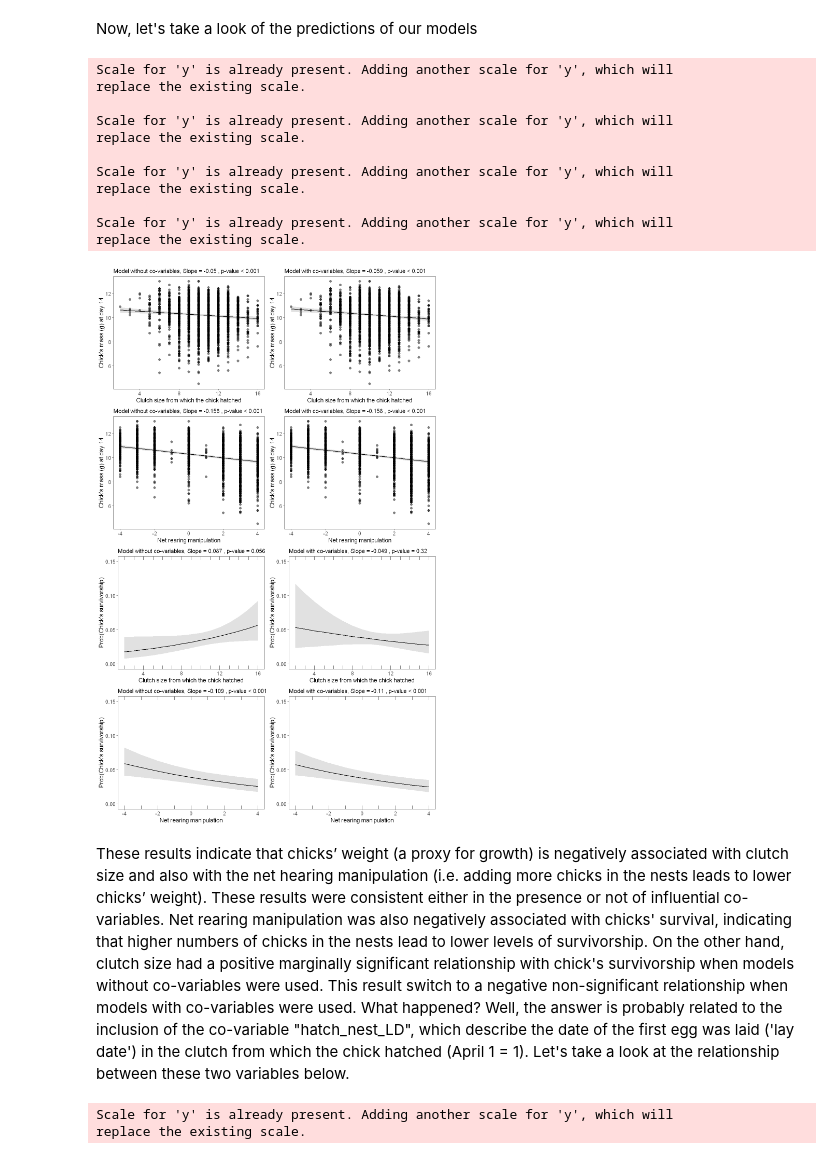
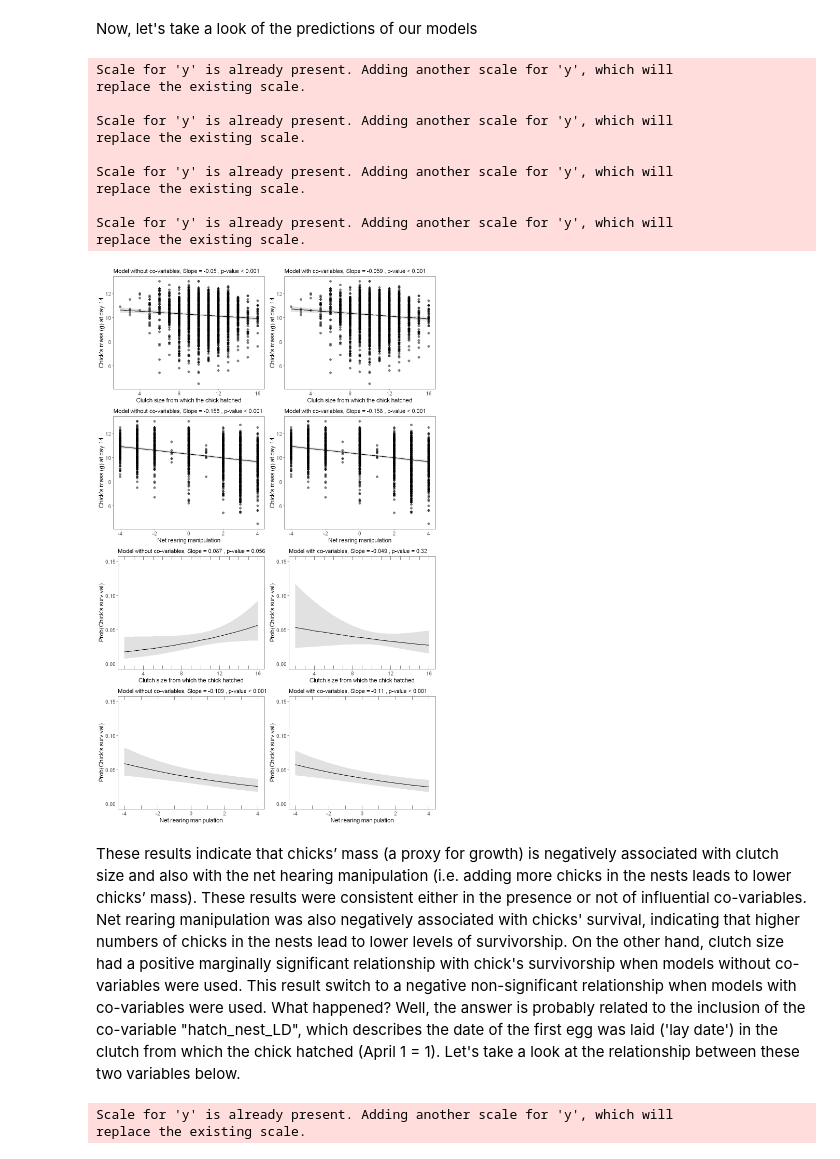
Before and after one commit to fkeppeler/Is-the-growth-of-nestling-blue-tits-influenced-by-competition-, a Jupyter notebook: blue_tits_analysis.ipynb, the cells around one changed output. Cells and saved outputs as stored; diff of their text form; code cells hidden in the pictures.

```diff
--- a/blue_tits_analysis.ipynb
+++ b/blue_tits_analysis.ipynb
@@ -640,7 +620,7 @@ P4= P4+theme(panel.grid.major = element_blank(),panel.grid.minor = element_blank
 P5= plot_model (model_id_surv,type="eff")$hatch_nest_CS
 P5= P5+theme(panel.grid.major = element_blank(),panel.grid.minor = element_blank(),
             axis.text=element_text(size=12),axis.title=element_text(size=14))+
-    labs(y="Prob(Chick's survivorship)",x="Clutch size from which the chick hatched")+
+    labs(y="Prob(Chick's survival)",x="Clutch size from which the chick hatched")+
     ylim(0, 0.15)+geom_rug(sides='tb')+
     ggtitle(paste("Model without co-variables,",
                   "Slope =", round(Summary_MIDsurv$coefficients[2,1],3),
@@ -652,7 +632,7 @@ P5= P5+theme(panel.grid.major = element_blank(),panel.grid.minor = element_blank
 P6= plot_model (model_id_surv_cov,type="eff")$hatch_nest_CS
 P6= P6+theme(panel.grid.major = element_blank(),panel.grid.minor = element_blank(),
             axis.text=element_text(size=12),axis.title=element_text(size=14))+
-    labs(y="Prob(Chick's survivorship)",x="Clutch size from which the chick hatched")+
+    labs(y="Prob(Chick's survival)",x="Clutch size from which the chick hatched")+
     ylim(0, 0.15)+geom_rug(sides='tb')+
     ggtitle(paste("Model with co-variables,",
                   "Slope =", round(Summary_MIDsurv_cov$coefficients[2,1],3),
@@ -664,43 +644,43 @@ P6= P6+theme(panel.grid.major = element_blank(),panel.grid.minor = element_blank
 P7= plot_model (model_id_surv,type="eff")$net_rearing_manipulation
 P7= P7+theme(panel.grid.major = element_blank(),panel.grid.minor = element_blank(),
             axis.text=element_text(size=12),axis.title=element_text(size=14))+
-    labs(y="Prob(Chick's survivorship)",x="Net rearing manipulation")+
+    labs(y="Prob(Chick's survival)",x="Net rearing manipulation")+
     ylim(0, 0.15)+geom_rug(sides='tb')+
     ggtitle(paste("Model without co-variables,",
                   "Slope =", round(Summary_MIDsurv$coefficients[3,1],3),
                   ", p-value", ifelse(Summary_MIDsurv$coefficients[3,4]<0.001,
                                       "< 0.001",paste("=",round(Summary_MIDsurv$
                                                                 coefficients[3,4],3)))
                  ))
 
 P8= plot_model (model_id_surv_cov,type="eff")$net_rearing_manipulation
 P8= P8+theme(panel.grid.major = element_blank(),panel.grid.minor = element_blank(),
             axis.text=element_text(size=12),axis.title=element_text(size=14))+
-    labs(y="Prob(Chick's survivorship)",x="Net rearing manipulation")+
+    labs(y="Prob(Chick's survival)",x="Net rearing manipulation")+
     ylim(0, 0.15)+geom_rug(sides='tb')+
     ggtitle(paste("Model with co-variables,",
                   "Slope =", round(Summary_MIDsurv_cov$coefficients[3,1],3),
                   ", p-value", ifelse(Summary_MIDsurv_cov$coefficients[3,4]<0.001,
                                       "< 0.001",paste("=",round(Summary_MIDsurv_cov$
                                                                 coefficients[3,4],3)))
                  ))
 
 plot_grid (P1,P2,P3,P4,P5,P6,P7,P8,nrow=4,ncol=2)
 # %% [output]
 Scale for 'y' is already present. Adding another scale for 'y', which will
 replace the existing scale.
 
 Scale for 'y' is already present. Adding another scale for 'y', which will
 replace the existing scale.
 
 Scale for 'y' is already present. Adding another scale for 'y', which will
 replace the existing scale.
 
 Scale for 'y' is already present. Adding another scale for 'y', which will
 replace the existing scale.
-[figure, old version]
+[figure, new version]
 # %% [markdown]
-These results indicate that chicks’ weight (a proxy for growth) is negatively associated with clutch size and also with the net hearing manipulation (i.e. adding more chicks in the nests leads to lower chicks’ weight). These results were consistent either in the presence or not of influential co-variables. Net rearing manipulation was also negatively associated with chicks' survival, indicating that higher numbers of chicks in the nests lead to lower levels of survivorship. On the other hand, clutch size had a positive marginally significant relationship with chick's survivorship when models without co-variables were used. This result switch to a negative non-significant relationship when models with co-variables were used. What happened? Well, the answer is probably related to the inclusion of the co-variable "hatch_nest_LD", which describe the date of the first egg was laid ('lay date') in the clutch from which the chick hatched (April 1 = 1). Let's take a look at the relationship between these two variables below.
+These results indicate that chicks’ mass (a proxy for growth) is negatively associated with clutch size and also with the net hearing manipulation (i.e. adding more chicks in the nests leads to lower chicks’ mass). These results were consistent either in the presence or not of influential co-variables. Net rearing manipulation was also negatively associated with chicks' survival, indicating that higher numbers of chicks in the nests lead to lower levels of survivorship. On the other hand, clutch size had a positive marginally significant relationship with chick's survivorship when models without co-variables were used. This result switch to a negative non-significant relationship when models with co-variables were used. What happened? Well, the answer is probably related to the inclusion of the co-variable "hatch_nest_LD", which describes the date of the first egg was laid ('lay date') in the clutch from which the chick hatched (April 1 = 1). Let's take a look at the relationship between these two variables below.
 # %%
 options(repr.plot.width=11, repr.plot.height=5)
 cor_test5=cor.test (ind_data$hatch_nest_CS,ind_data$rear_nest_LD)
```
Also changed, not shown: parts of 4 cells of this notebook, 1 other file.
